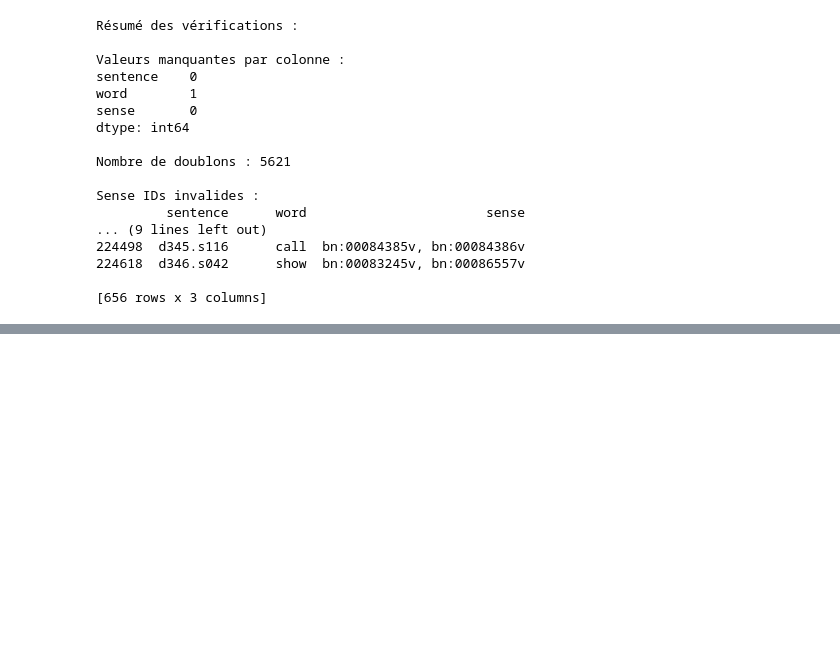
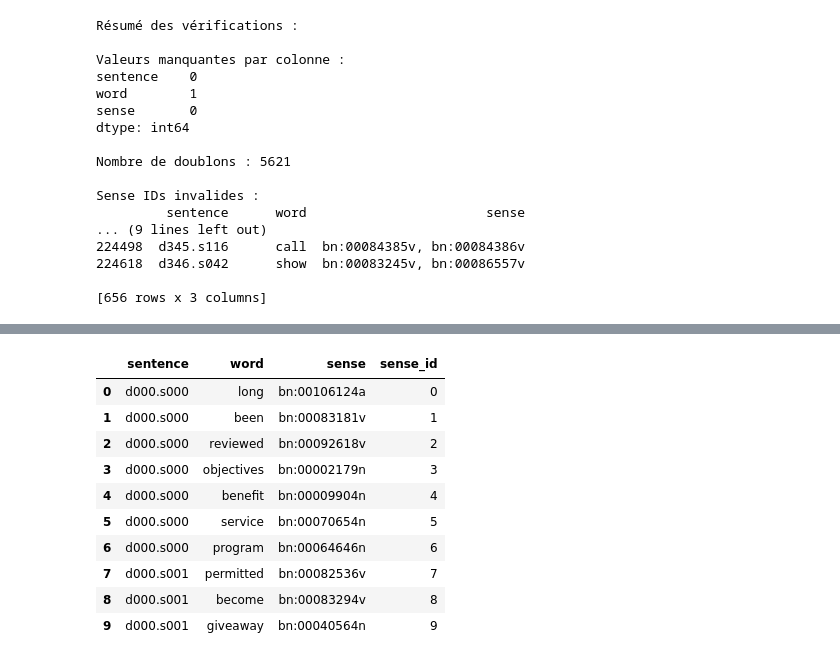
Before and after one commit to SoroFereLaha/Word-Sense-Disambiguation, a Jupyter notebook: code/WSD.ipynb, the cells around one changed output, grey strips where cells are left out. Saved outputs shown, nothing was run; the diff lists cells and outputs as text; code cells hidden in the pictures; blank space fills up the shorter version.

Commit message:
entrainement et test du model sur un sous ensemble de données

```diff
--- a/code/WSD.ipynb
+++ b/code/WSD.ipynb
@@ -212,5 +236,5 @@ Les données ont été exportées en CSV vers C:\Users\pc\Downloads\BIBDA\S3\Ana
 # %%
-df = pd.read_csv(output_path_csv)
+df = pd.read_csv("/content/english_wsd_dataset.csv")
 df.head(5)
 # %% [output]
 |  | sentence | word | sense |
@@ -325,0 +335,9 @@ print(inputs[:20])  # Aperçu des deux premières phrases
+# %%
+# Créez une correspondance entre chaque Sense ID et un entier unique
+sense_mapping = {sense: idx for idx, sense in enumerate(df['sense'].unique())}
+
+# Ajoutez une nouvelle colonne 'sense_id' dans le DataFrame
+df['sense_id'] = df['sense'].map(sense_mapping) # La colonne sense_id doit associer chaque Sense ID (comme bn:00106124a) à un entier unique
+
+# Vérifiez que la colonne a été correctement ajoutée
+print(df.head(15))
@@ -325,0 +412,10 @@ print(inputs[:20])  # Aperçu des deux premières phrases
+# %%
+# Charger et parser les données
+train_sentences = df #parse_data('/content/semcor_en.data.xml')  # Ton fichier d'entraînement
+val_sentences = parse_data('/content/dev-en.data.xml')
+val_sentences_gold = parse_gold_keys('/content/dev-en.gold.key.txt')  # Fichier de validation (s'il existe)
+print(train_sentences[:5])
+print("\n")
+print(val_sentences[:5])
+#print(val_sentences[:5])
+print(list(val_sentences_gold.items())[:5])
@@ -325,0 +503,14 @@ print(inputs[:20])  # Aperçu des deux premières phrases
+# %%
+train_sentences.head(10)
+# %% [output]
+|  | sentence | word | sense | sense_id |
+| 0 | d000.s000 | long | bn:00106124a | 0 |
+| 1 | d000.s000 | been | bn:00083181v | 1 |
+| 2 | d000.s000 | reviewed | bn:00092618v | 2 |
+| 3 | d000.s000 | objectives | bn:00002179n | 3 |
+| 4 | d000.s000 | benefit | bn:00009904n | 4 |
+| 5 | d000.s000 | service | bn:00070654n | 5 |
+| 6 | d000.s000 | program | bn:00064646n | 6 |
+| 7 | d000.s001 | permitted | bn:00082536v | 7 |
+| 8 | d000.s001 | become | bn:00083294v | 8 |
+| 9 | d000.s001 | giveaway | bn:00040564n | 9 |
```
Also changed, not shown: parts of 58 cells of this notebook.
